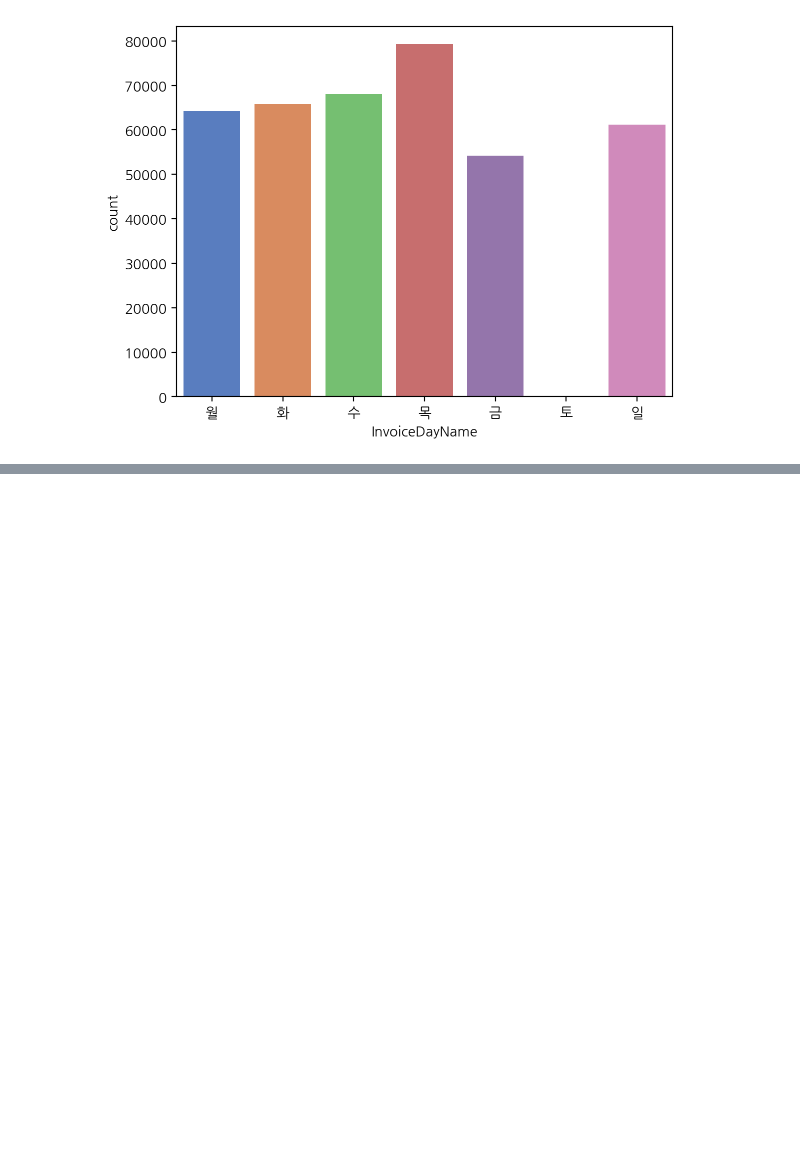
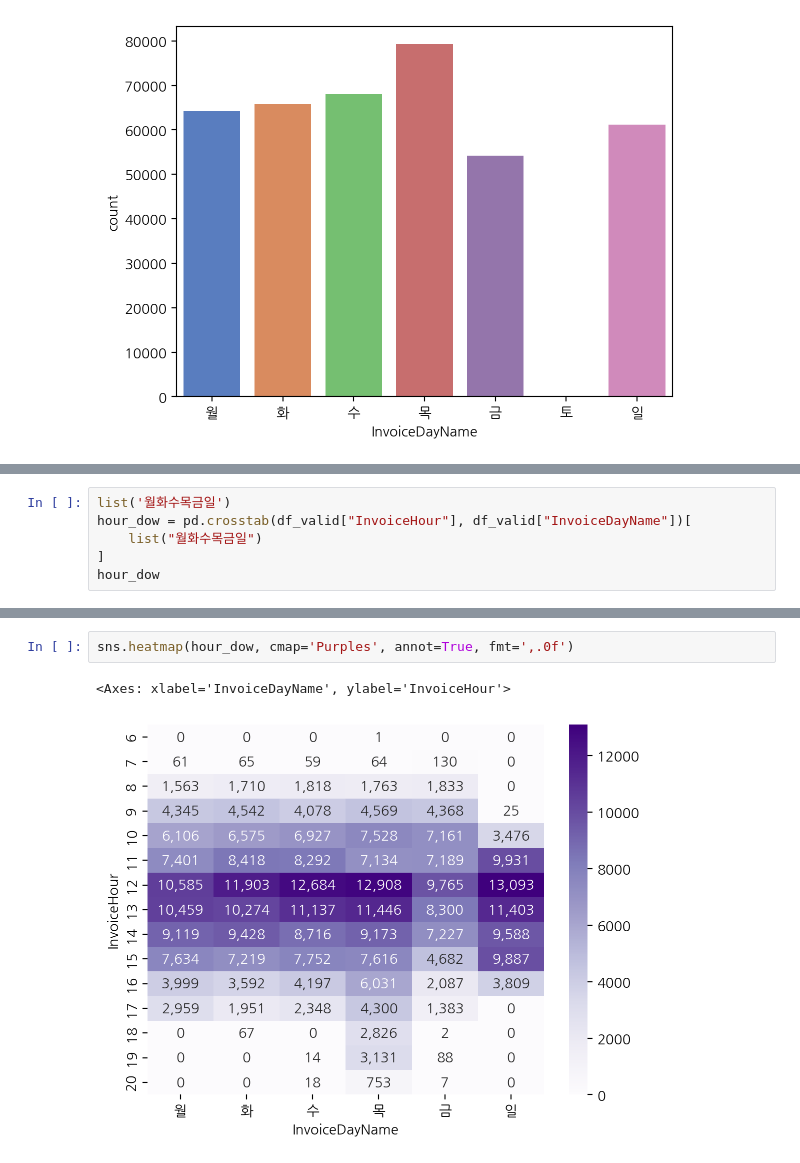
Before and after one commit to chobuzz/Business_Data_Analyst, a Jupyter notebook: Practice1.ipynb, the cells around one changed output, grey strips where cells are left out. Drawn from its saved outputs; the diff is of its cells as text; blank space fills up the shorter version.

```diff
--- a/Practice1.ipynb
+++ b/Practice1.ipynb
@@ -678,0 +700,6 @@ Passing `palette` without assigning `hue` is deprecated and will be removed in v
+# %%
+list('월화수목금일')
+hour_dow = pd.crosstab(df_valid["InvoiceHour"], df_valid["InvoiceDayName"])[
+    list("월화수목금일")
+]
+hour_dow
@@ -678,0 +769,5 @@ Passing `palette` without assigning `hue` is deprecated and will be removed in v
+# %%
+sns.heatmap(hour_dow, cmap='Purples', annot=True, fmt=',.0f')
+# %% [output]
+<Axes: xlabel='InvoiceDayName', ylabel='InvoiceHour'>
+[figure, added]
```
Also changed, not shown: parts of 12 cells of this notebook.
